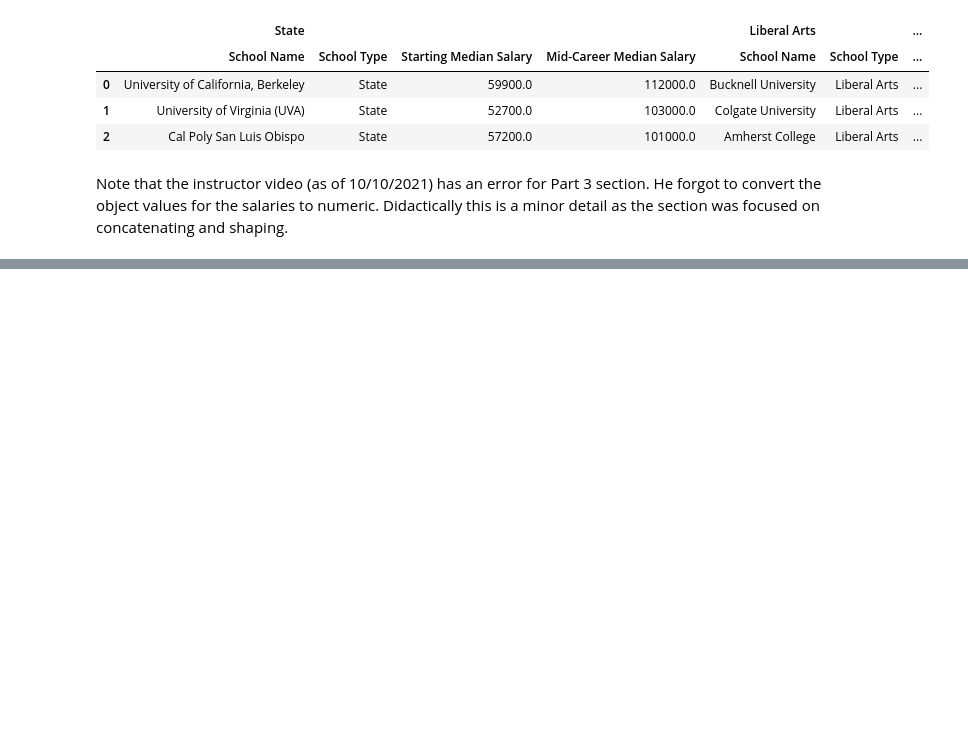
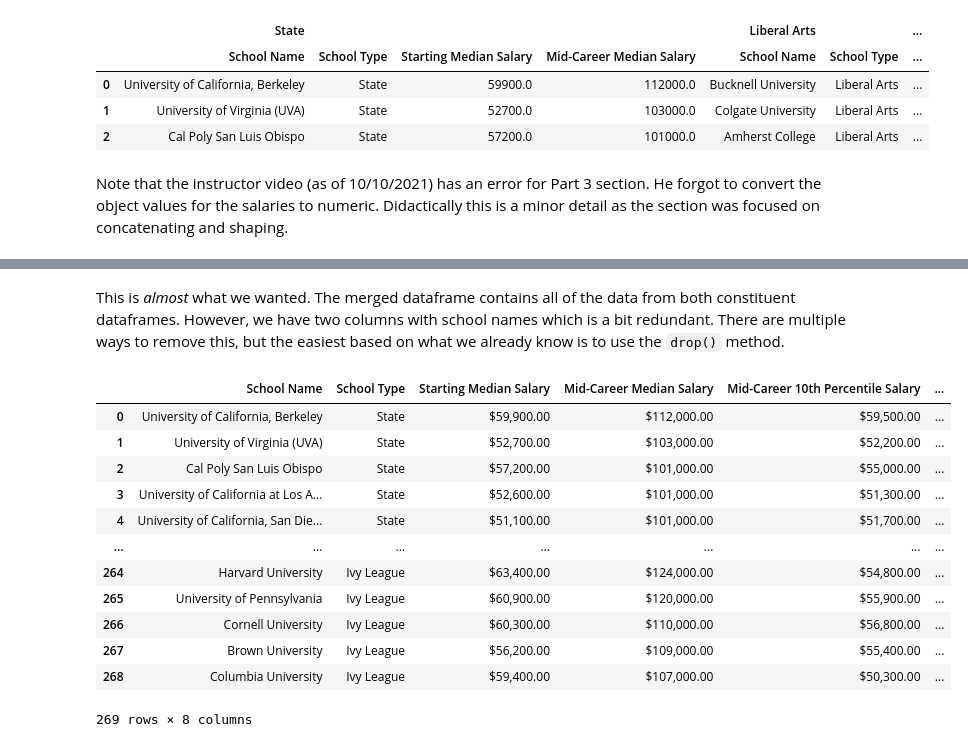
Before and after one commit to jgabunilas/pandas-bootcamp, a Jupyter notebook: Section6_Working_with_Multiple_DataFrames/Section6_Multiple_DataFrames.ipynb, the cells around one changed output, grey strips where cells are left out. Saved outputs shown, nothing was run; the diff lists cells and outputs as text; code cells hidden in the pictures; blank space fills up the shorter version.

```diff
--- a/Section6_Working_with_Multiple_DataFrames/Section6_Multiple_DataFrames.ipynb
+++ b/Section6_Working_with_Multiple_DataFrames/Section6_Multiple_DataFrames.ipynb
@@ -1118,0 +1255,18 @@ Note that the instructor video (as of 10/10/2021) has an error for Part 3 sectio
+# %% [markdown]
+This is *almost* what we wanted. The merged dataframe contains all of the data from both constituent dataframes. However, we have two columns with school names which is a bit redundant. There are multiple ways to remove this, but the easiest based on what we already know is to use the `drop()` method.
+# %%
+pd.merge(schools, mid_career, left_on = "School Name", right_on = "school_name").drop(columns = "school_name")
+# %% [output]
+|  | School Name | School Type | Starting Median Salary | Mid-Career Median Salary | Mid-Career 10th Percentile Salary | ... |
+| 0 | University of California, Berkeley | State | $59,900.00 | $112,000.00 | $59,500.00 | ... |
+| 1 | University of Virginia (UVA) | State | $52,700.00 | $103,000.00 | $52,200.00 | ... |
+| 2 | Cal Poly San Luis Obispo | State | $57,200.00 | $101,000.00 | $55,000.00 | ... |
+| 3 | University of California at Los A... | State | $52,600.00 | $101,000.00 | $51,300.00 | ... |
+| 4 | University of California, San Die... | State | $51,100.00 | $101,000.00 | $51,700.00 | ... |
+| ... | ... | ... | ... | ... | ... | ... |
+| 264 | Harvard University | Ivy League | $63,400.00 | $124,000.00 | $54,800.00 | ... |
+| 265 | University of Pennsylvania | Ivy League | $60,900.00 | $120,000.00 | $55,900.00 | ... |
+| 266 | Cornell University | Ivy League | $60,300.00 | $110,000.00 | $56,800.00 | ... |
+| 267 | Brown University | Ivy League | $56,200.00 | $109,000.00 | $55,400.00 | ... |
+| 268 | Columbia University | Ivy League | $59,400.00 | $107,000.00 | $50,300.00 | ... |
+269 rows × 8 columns
```
Also changed, not shown: parts of 29 cells of this notebook, 3 other files.
